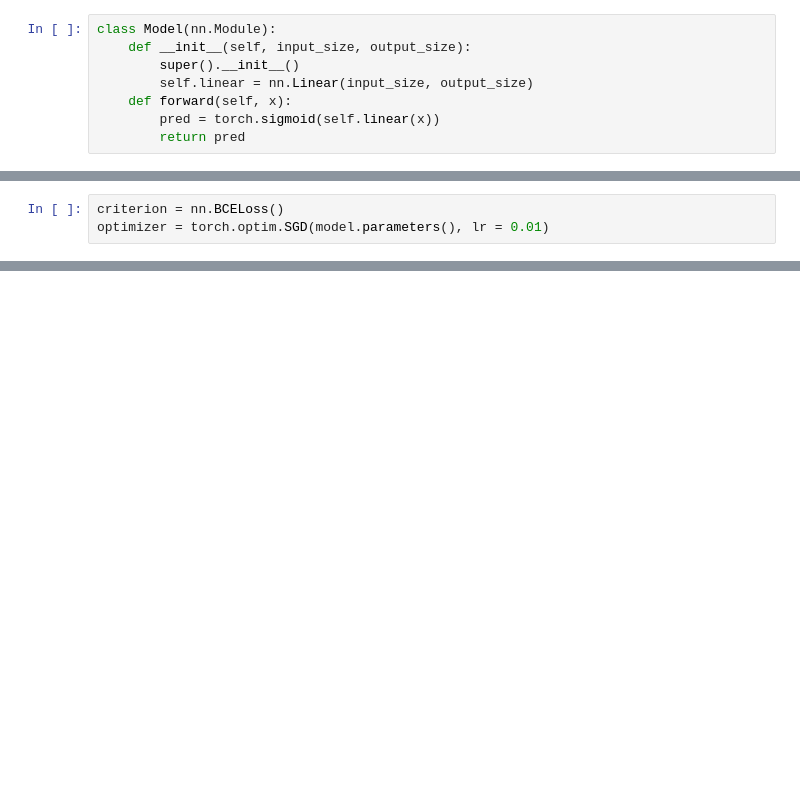
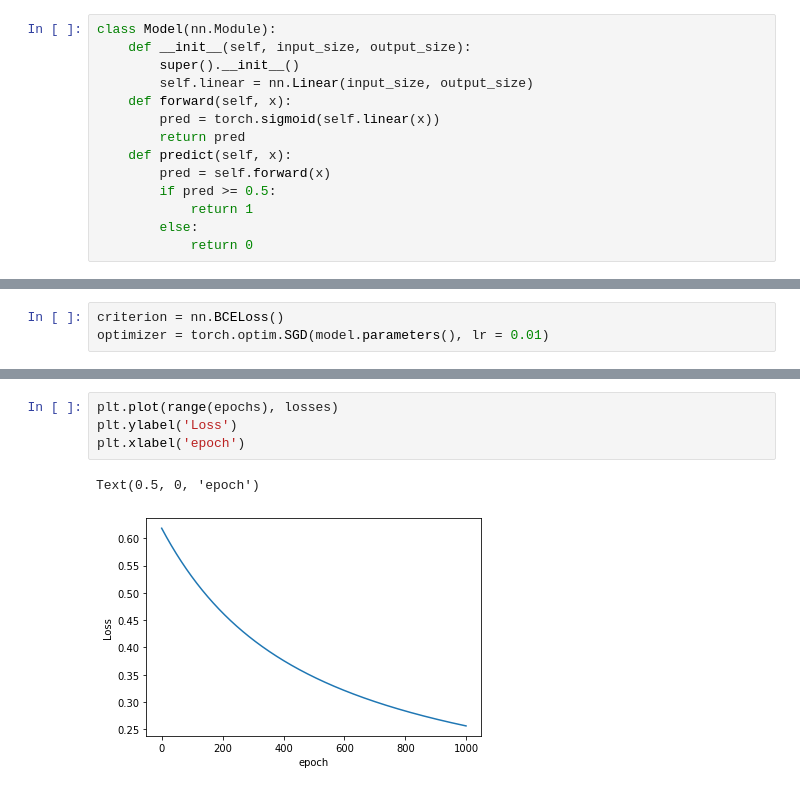
Before and after one commit to data-science-DL/pytorch, a Jupyter notebook: Pytorch for deeplearning and computer vision/section5/Perceptron.ipynb, the cells around one changed output, grey strips where cells are left out. Cells and saved outputs as stored; diff of their text form; blank space fills up the shorter version.

```diff
--- a/Pytorch for deeplearning and computer vision/section5/Perceptron.ipynb
+++ b/Pytorch for deeplearning and computer vision/section5/Perceptron.ipynb
@@ -34,6 +32,12 @@ class Model(nn.Module):
     def forward(self, x):
         pred = torch.sigmoid(self.linear(x))
         return pred
+    def predict(self, x):
+        pred = self.forward(x)
+        if pred >= 0.5:
+            return 1
+        else:
+            return 0
 # %%
 torch.manual_seed(2)
 model = Model(2, 1)
@@ -81,0 +102,7 @@ ValueError: Using a target size (torch.Size([100])) that is different to the inp
+# %%
+plt.plot(range(epochs), losses)
+plt.ylabel('Loss')
+plt.xlabel('epoch')
+# %% [output]
+Text(0.5, 0, 'epoch')
+[figure, added]
```
Also changed, not shown: parts of 5 cells of this notebook, 10 other files.
